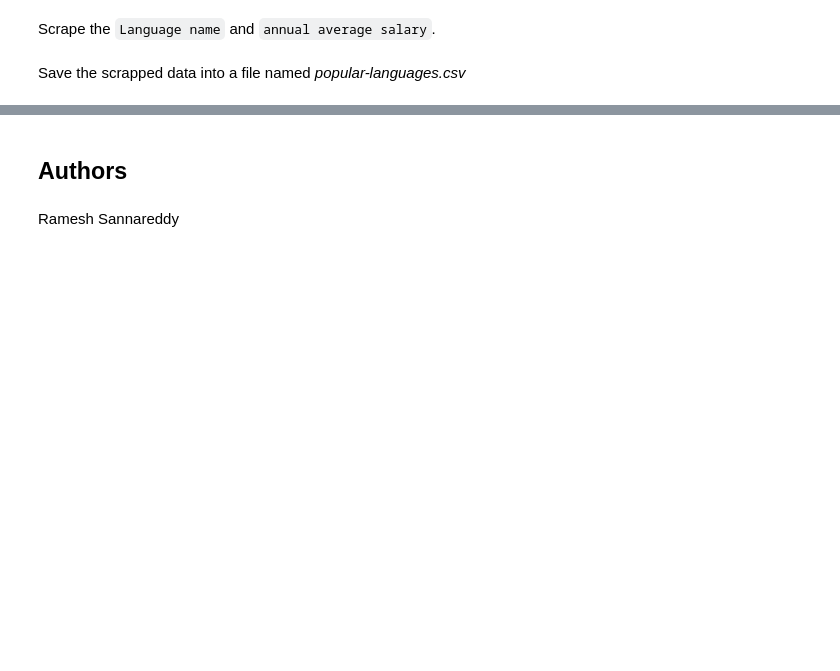
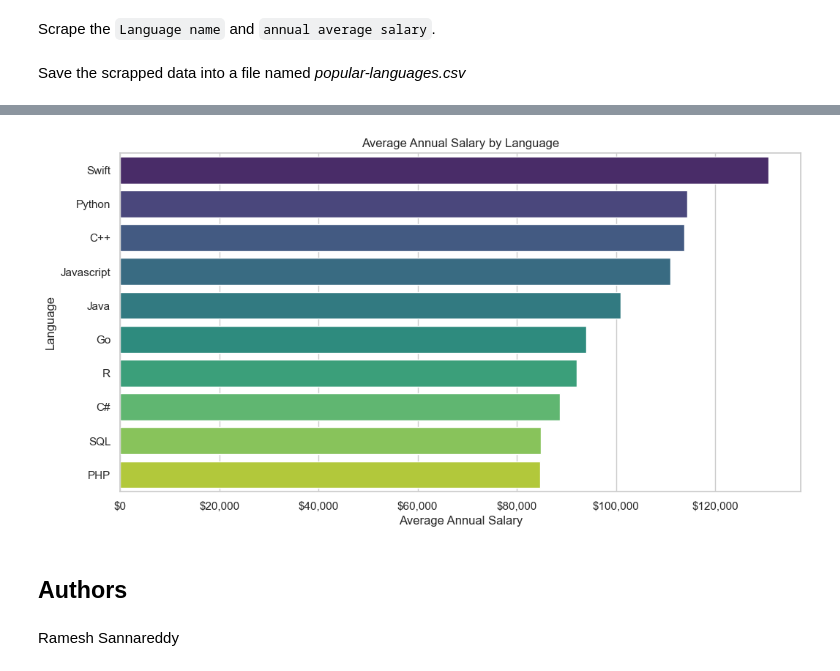
Before and after one commit to mrwoodzi/Data_Science_Certs_Progress, a Jupyter notebook: IBM_Data_Analytics_Professional_Cert/Projects/Final_CapStone_Project/Lab_4/Web-Scraping-Lab_4.ipynb, the cells around one changed output, grey strips where cells are left out. Cells and saved outputs as stored; diff of their text form; code cells hidden in the pictures; blank space fills up the shorter version.

```diff
--- a/IBM_Data_Analytics_Professional_Cert/Projects/Final_CapStone_Project/Lab_4/Web-Scraping-Lab_4.ipynb
+++ b/IBM_Data_Analytics_Professional_Cert/Projects/Final_CapStone_Project/Lab_4/Web-Scraping-Lab_4.ipynb
@@ -75,3 +89,40 @@ data.to_csv('popular-languages.csv', index=False)
+# %%
+import seaborn as sns
+import matplotlib.pyplot as plt
+
+# Convert the "Average Annual Salary" column to string
+data["Average Annual Salary"] = data["Average Annual Salary"].astype(str)
+
+# Remove any non-numeric characters and convert to float
+data["Average Annual Salary"] = data["Average Annual Salary"].str.replace("$", "").str.replace(",", "").astype(float)
+
+# Set the style of the plot (optional)
+sns.set(style="whitegrid")
+
+# Sort the data by "Average Annual Salary" in descending order
+data = data.sort_values(by="Average Annual Salary", ascending=False)
+
+# Create a bar plot
+plt.figure(figsize=(12, 6))  # Adjust the figure size as needed
+
+# Use Seaborn's barplot function to create the bar chart
+ax = sns.barplot(x="Average Annual Salary",
+                 y="Language",
+                 data=data,
+                 palette="viridis")
+
+# Set labels and title
+plt.xlabel("Average Annual Salary")
+plt.ylabel("Language")
+plt.title("Average Annual Salary by Language")
+
+# Add "$" to the x-axis ticks
+ax.set_xticklabels(["${:,.0f}".format(x) for x in ax.get_xticks()])
+
+# Show the plot
+plt.show()
+# %% [output]
+[figure, added]
 # %% [markdown]
 ## Authors
 # %% [markdown]
```
Also changed, not shown: parts of 1 cell of this notebook, 10 other files.
